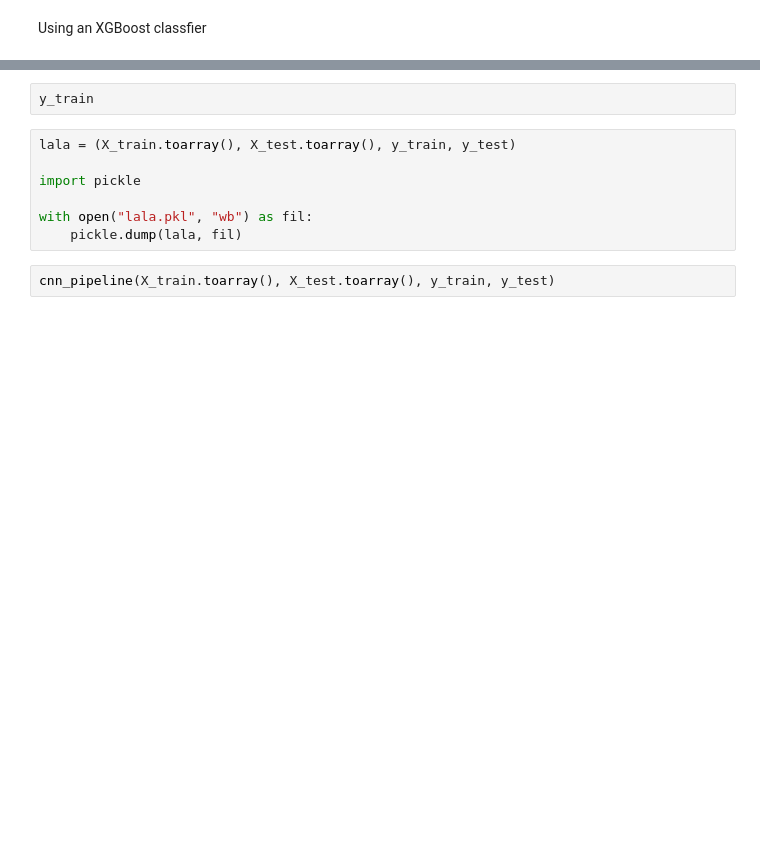
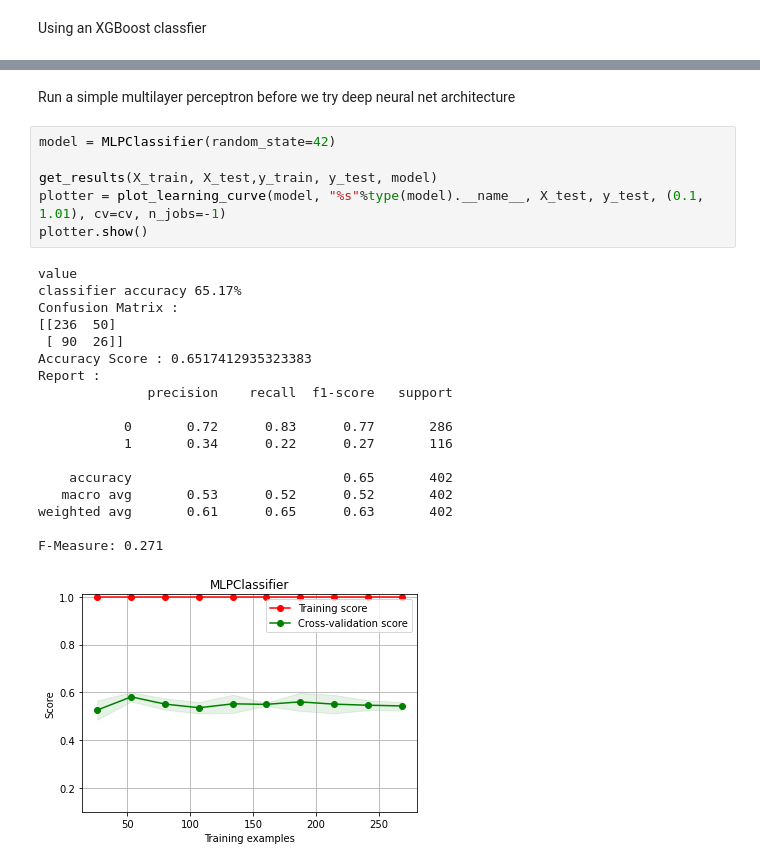
Before and after one commit to dimitrisl/assignment_of, a Jupyter notebook: src/excersize_2.ipynb, the cells around one changed output, grey strips where cells are left out. Cells and saved outputs as stored; diff of their text form; blank space fills up the shorter version.

```diff
--- a/src/excersize_2.ipynb
+++ b/src/excersize_2.ipynb
@@ -152,11 +255,27 @@ RuntimeError: torch.cat(): Sizes of tensors must match except in dimension 1. Go
-# %%
-y_train
-# %%
-lala = (X_train.toarray(), X_test.toarray(), y_train, y_test)
-
-import pickle
-
-with open("lala.pkl", "wb") as fil:
-    pickle.dump(lala, fil)
-# %%
-cnn_pipeline(X_train.toarray(), X_test.toarray(), y_train, y_test)
+# %% [markdown]
+Run a simple multilayer perceptron before we try deep neural net architecture
+# %%
+model = MLPClassifier(random_state=42)
+
+get_results(X_train, X_test,y_train, y_test, model)
+plotter = plot_learning_curve(model, "%s"%type(model).__name__, X_test, y_test, (0.1, 1.01), cv=cv, n_jobs=-1)
+plotter.show()
+# %% [output]
+value
+classifier accuracy 65.17%
+Confusion Matrix :
+[[236  50]
+ [ 90  26]]
+Accuracy Score : 0.6517412935323383
+Report :
+              precision    recall  f1-score   support
+
+           0       0.72      0.83      0.77       286
+           1       0.34      0.22      0.27       116
+
+    accuracy                           0.65       402
+   macro avg       0.53      0.52      0.52       402
+weighted avg       0.61      0.65      0.63       402
+
+F-Measure: 0.271
+[figure, added]
```
Also changed, not shown: parts of 17 cells of this notebook.
